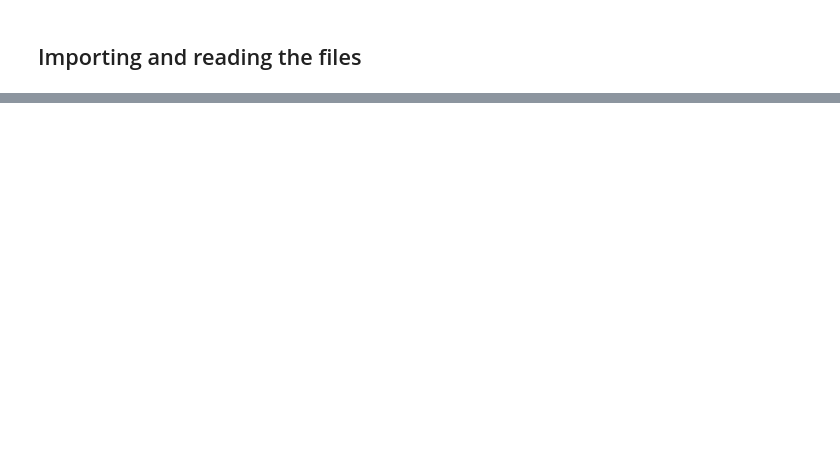
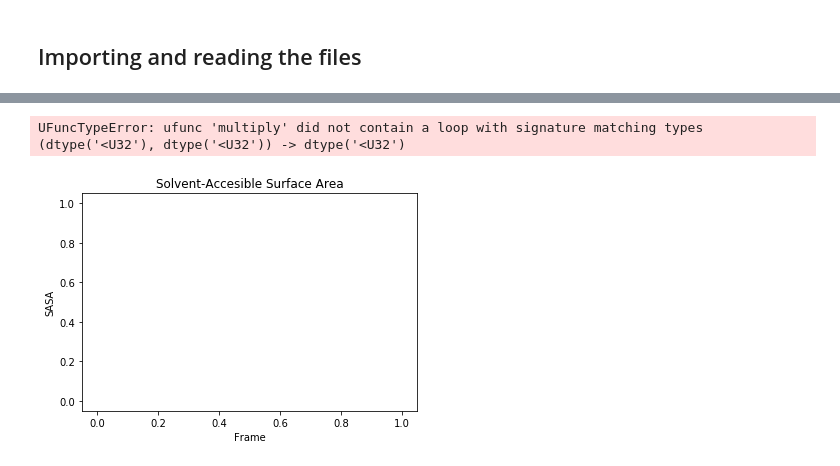
Before and after one commit to MikeXydas/MDSimsEval, a Jupyter notebook: MD_Analysis/nCov_QHD_G75_Analysis.ipynb, the cells around one changed output, grey strips where cells are left out. Cells and saved outputs as stored; diff of their text form; code cells hidden in the pictures; blank space fills up the shorter version.

Commit message:
Performing feature extraction, so far SASA, Rg.

```diff
--- a/MD_Analysis/nCov_QHD_G75_Analysis.ipynb
+++ b/MD_Analysis/nCov_QHD_G75_Analysis.ipynb
@@ -84,0 +125,30 @@ Total frames: 50004
+# %%
+# Read the sasa file and plot it over the frames
+
+import re
+
+sasa_list = []
+p = re.compile('\s+([0-9\.]*)\s+([0-9\.]*)\\n')
+
+with open("../datasets/QHD_G75_covalent/sasa.xvg") as fp:
+    Lines = fp.readlines()
+    for line in Lines:
+        if(line[0] != '#' and line[0] != '@'):
+            m = p.match(line)
+#             print(m.group(1))
+            sasa_list.append([m.group(1), m.group(2)])
+
+sasa_list_arr = np.array(sasa_list).T # Cast to numpy array and transpose to have x, y axis values
+
+plt.plot()
+plt.title("Solvent-Accesible Surface Area")
+plt.xlabel('Frame')
+plt.ylabel('SASA')
+plt.plot(np.arange(len(u.trajectory[::100])),np.around(sasa_list_arr[1][::100], decimals=1), c='r', label='SASA')
+leg = ax1.legend()
+plt.tight_layout()
+
+plt.show()
+# %% [output]
+UFuncTypeError: ufunc 'multiply' did not contain a loop with signature matching types (dtype('<U32'), dtype('<U32')) -> dtype('<U32')
+[figure, added]
```
Also changed, not shown: parts of 8 cells of this notebook, 2 other files.
